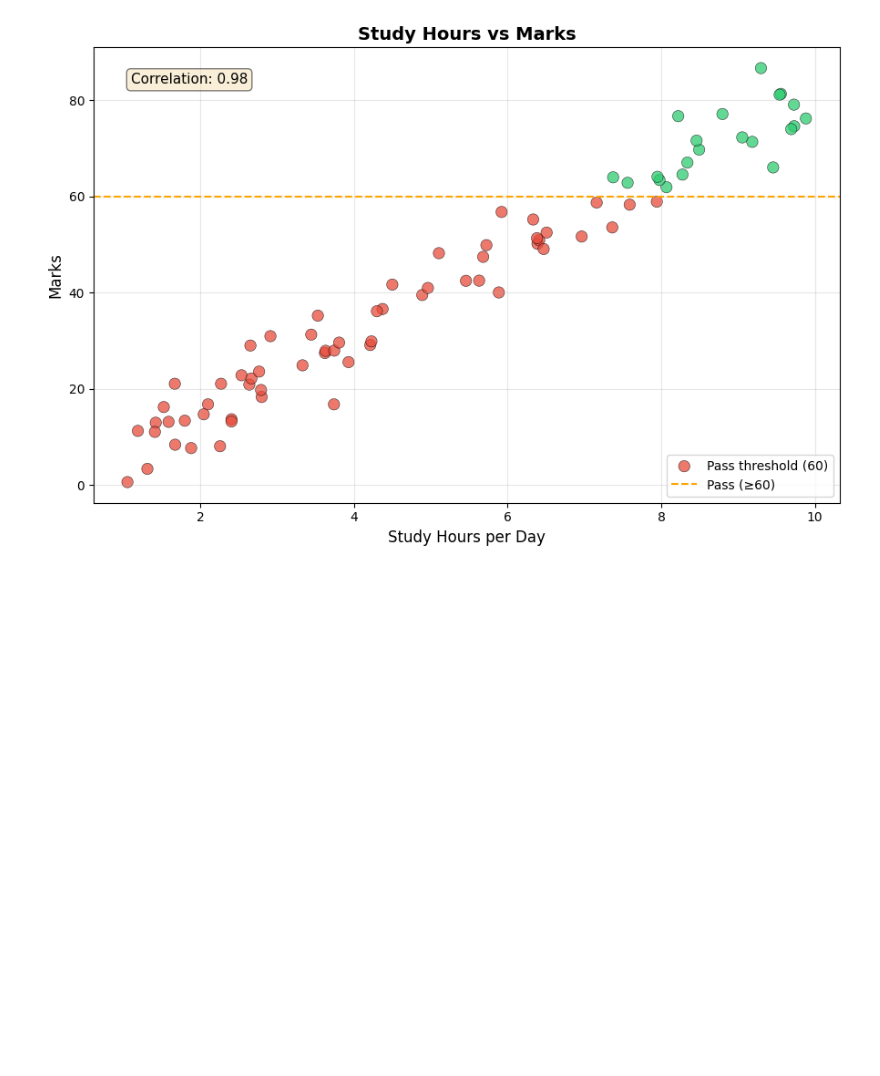
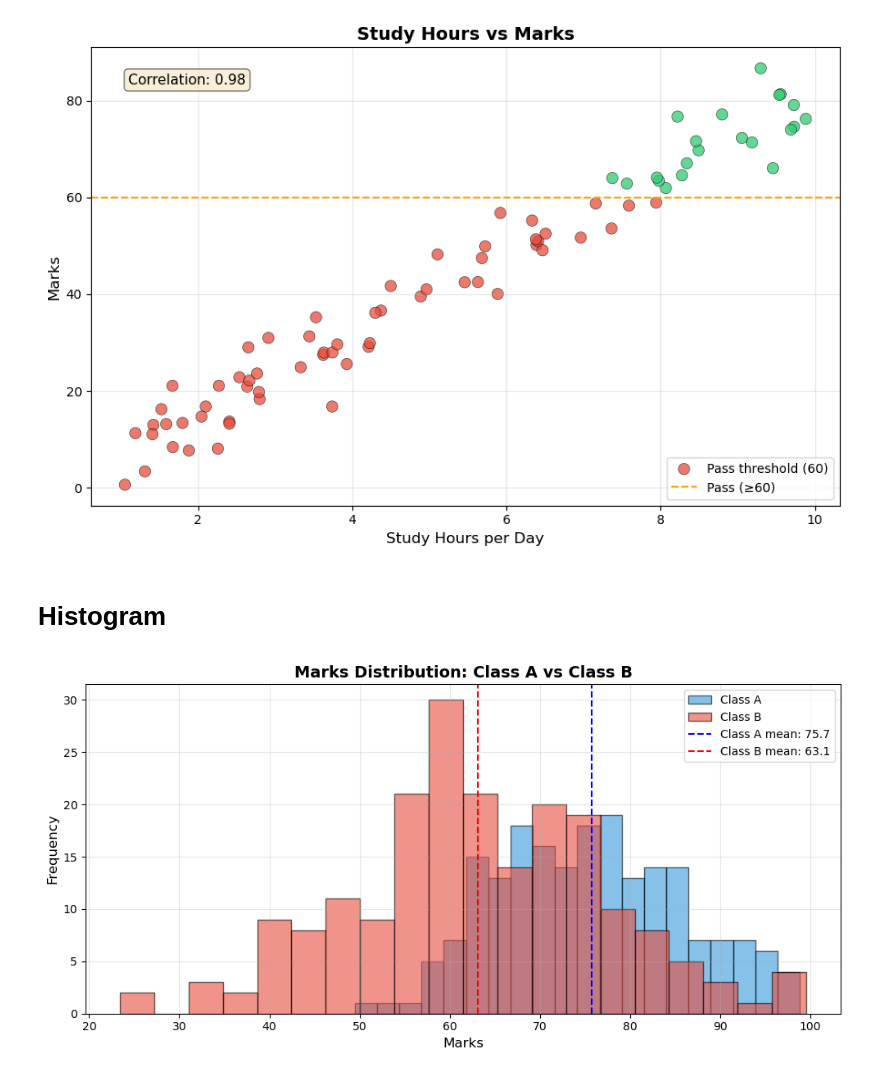
Before and after one commit to prajwal-nikhar/ml-roadmap-2026, a Jupyter notebook: day5_matplotlib_visualization.ipynb, the cells around one changed output. Drawn from its saved outputs; the diff is of its cells as text; code cells hidden in the pictures; blank space fills up the shorter version.

```diff
--- a/day5_matplotlib_visualization.ipynb
+++ b/day5_matplotlib_visualization.ipynb
@@ -95,3 +99,36 @@ plt.savefig('scatter_plot.png', dpi=200)
 plt.show()
 # %% [output]
 [figure]
+# %% [markdown]
+# Histogram
+# %%
+from matplotlib.lines import lineStyles
+from dask.array.slicing import colon
+from dask.dot import label
+from scipy.stats import alpha
+from matplotlib.pyplot import sca
+import numpy as np
+import matplotlib.pyplot as plt
+np.random.seed(0)
+class_a = np.random.normal(loc=75, scale=10, size=200)
+class_b = np.random.normal(loc=65, scale=15, size=200)
+
+plt.figure(figsize=(10, 5))
+plt.hist(class_a, bins=20, alpha=0.6, color='#3498db', edgecolor='black', label='Class A')
+plt.hist(class_b, bins=20, alpha=0.6, color='#e74c3c', edgecolor='black', label='Class B')
+
+plt.axvline(class_a.mean(), color='blue', linestyle='--', linewidth='1.5',
+            label=f'Class A mean: {class_a.mean():.1f}')
+plt.axvline(class_b.mean(), color='red', linestyle='--', linewidth='1.5',
+            label=f'Class B mean: {class_b.mean():.1f}')
+
+plt.title('Marks Distribution: Class A vs Class B', fontsize=14, fontweight='bold')
+plt.xlabel('Marks', fontsize=12)
+plt.ylabel('Frequency', fontsize=12)
+plt.legend(fontsize=10)
+plt.grid(True, alpha=0.3)
+plt.tight_layout()
+plt.savefig('histogram.png', dpi=150)
+plt.show()
+# %% [output]
+[figure, added]
```
Also changed, not shown: parts of 4 cells of this notebook.
